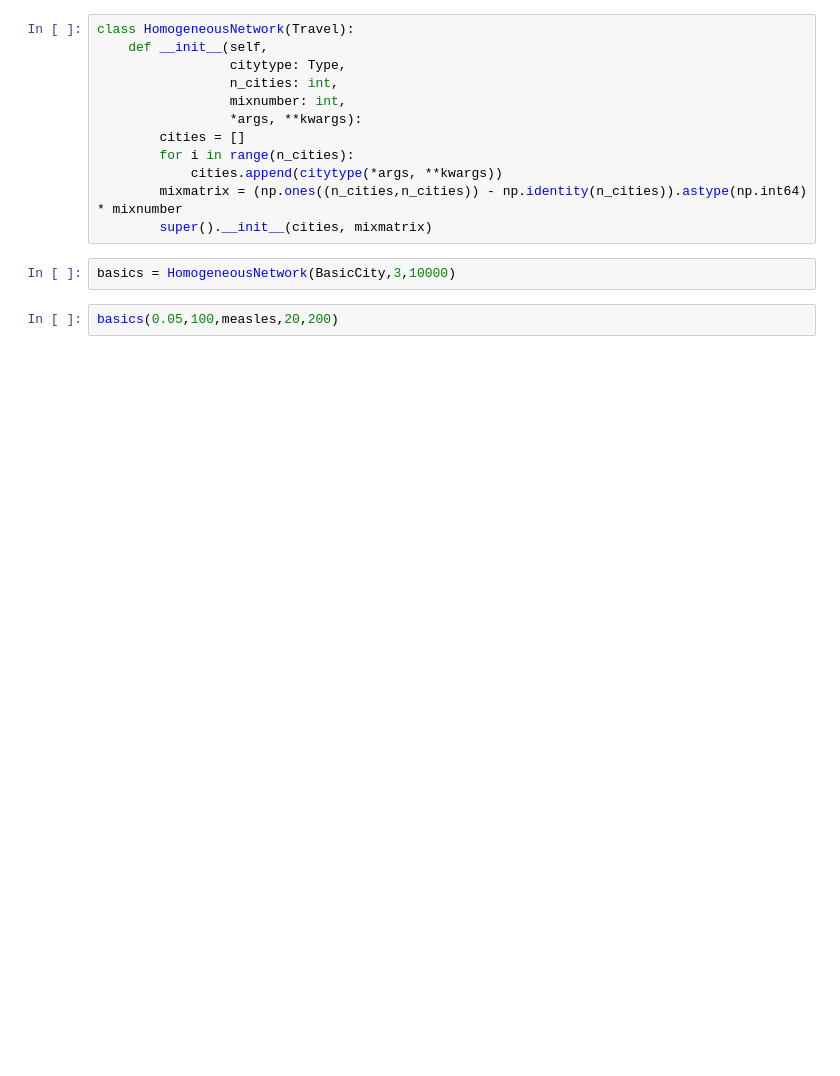
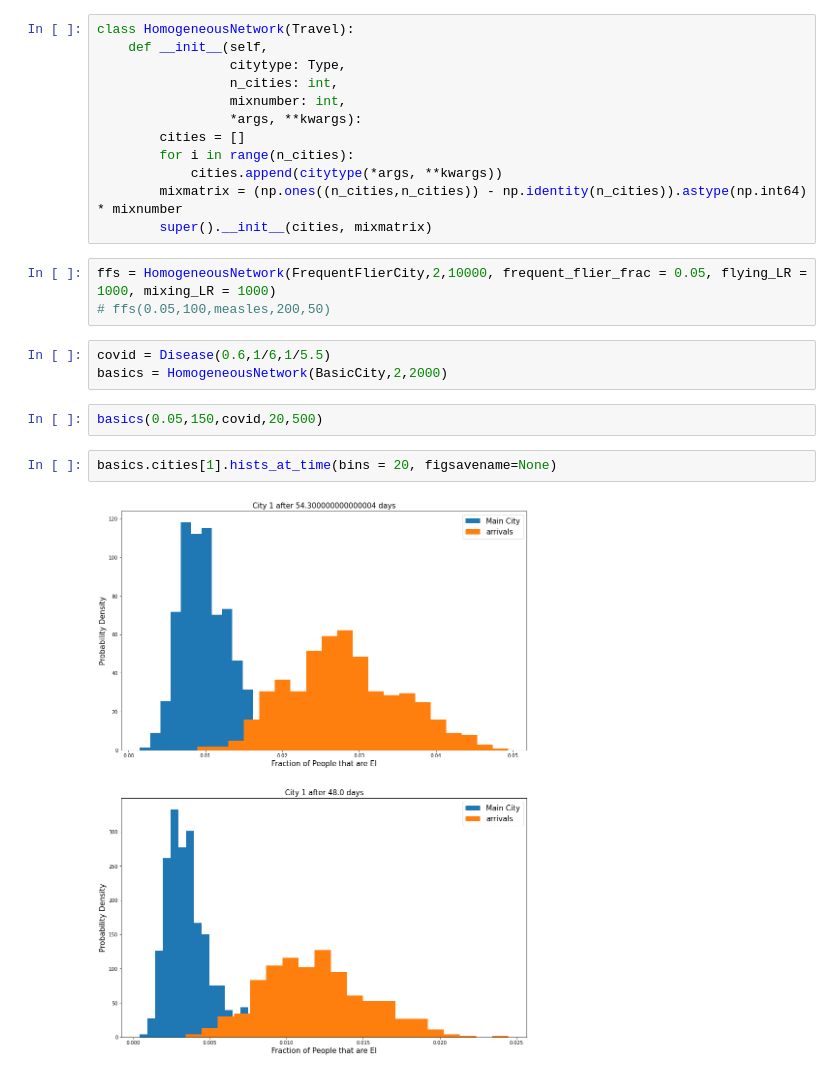
Before and after one commit to JakeMendel/NAO_Modelling, a Jupyter notebook: generic_model.ipynb, the cells around one changed output. Cells and saved outputs as stored; diff of their text form; blank space fills up the shorter version.

```diff
--- a/generic_model.ipynb
+++ b/generic_model.ipynb
@@ -661,7 +817,15 @@ class HomogeneousNetwork(Travel):
             cities.append(citytype(*args, **kwargs))
         mixmatrix = (np.ones((n_cities,n_cities)) - np.identity(n_cities)).astype(np.int64) * mixnumber
         super().__init__(cities, mixmatrix)
-# %%
-basics = HomogeneousNetwork(BasicCity,3,10000)
+# %%
+ffs = HomogeneousNetwork(FrequentFlierCity,2,10000, frequent_flier_frac = 0.05, flying_LR = 1000, mixing_LR = 1000)
+# ffs(0.05,100,measles,200,50)
+# %%
+covid = Disease(0.6,1/6,1/5.5)
+basics = HomogeneousNetwork(BasicCity,2,2000)
 # %%
-basics(0.05,100,measles,20,200)
+basics(0.05,150,covid,20,500)
+# %%
+basics.cities[1].hists_at_time(bins = 20, figsavename=None)
+# %% [output]
+[figure, added]
```
Also changed, not shown: parts of 11 cells of this notebook.
